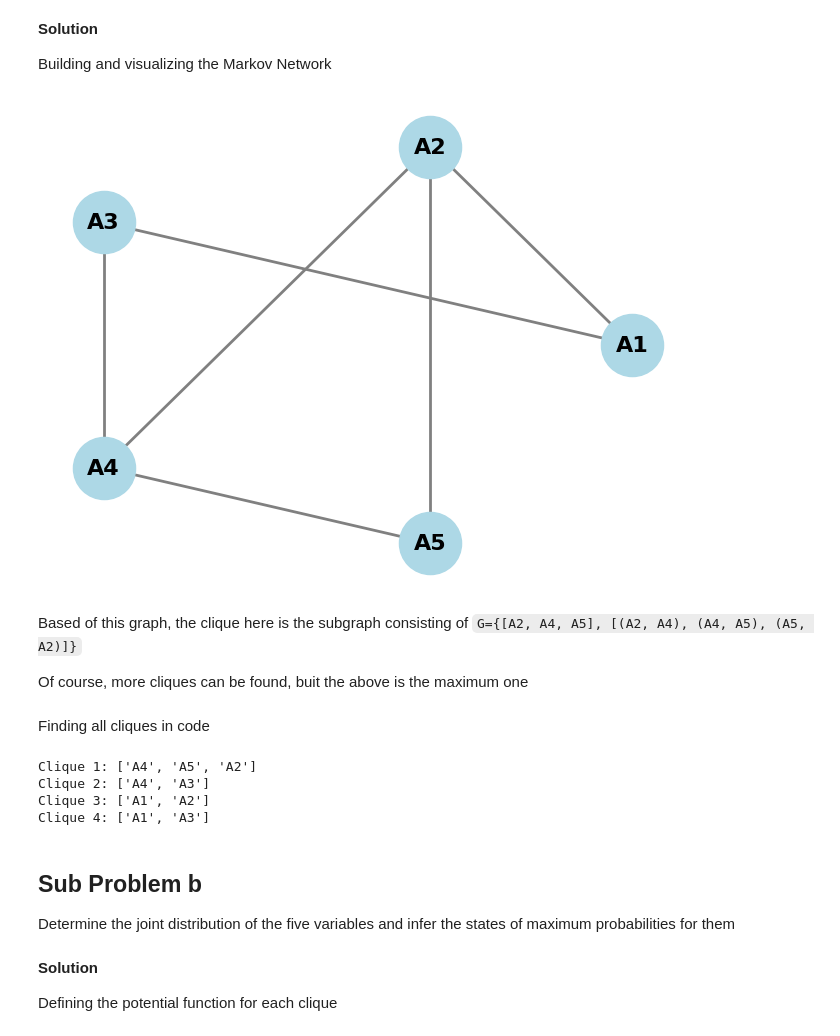
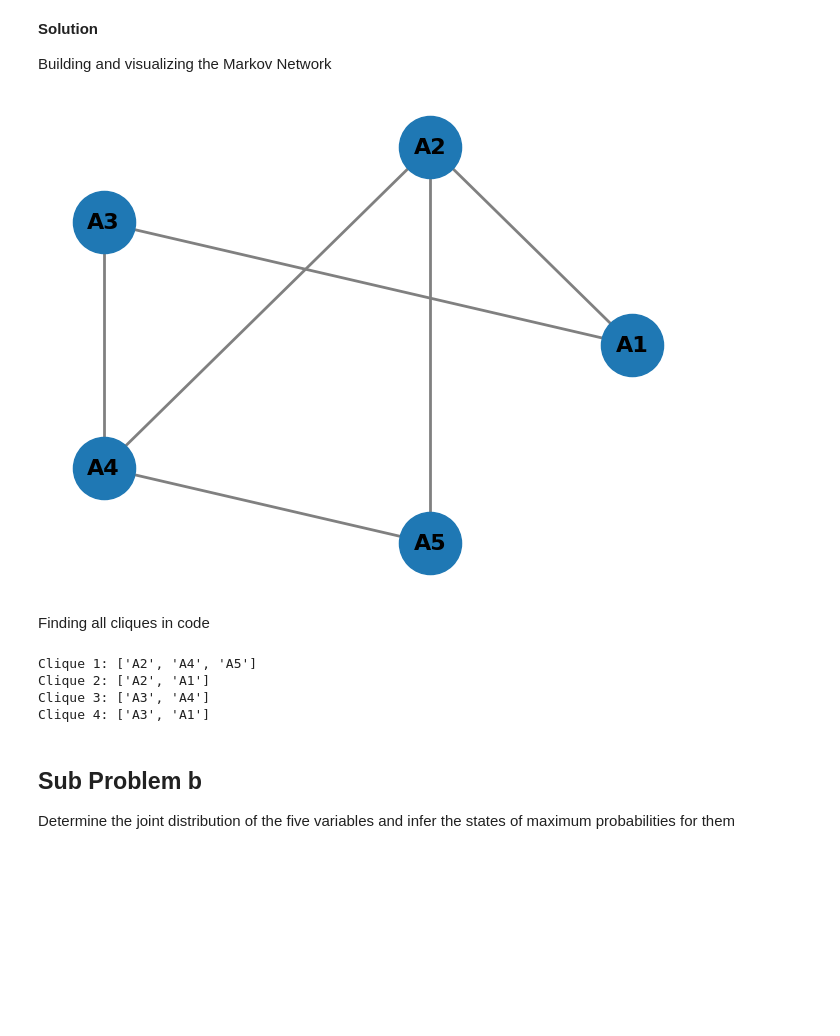
Before and after one commit to sky11fca/Bazon-Bogdan-PMP-2025, a Jupyter notebook: Lab04/Exercises.ipynb, the cells around one changed output. Saved outputs shown, nothing was run; the diff lists cells and outputs as text; code cells hidden in the pictures; blank space fills up the shorter version.

```diff
--- a/Lab04/Exercises.ipynb
+++ b/Lab04/Exercises.ipynb
@@ -27,29 +27,15 @@ using pgmpy, visualize the graph of the Markov Network. And determine the clique
 
 Building and visualizing the Markov Network
 # %%
-model = MarkovNetwork()
+model = MarkovNetwork([("A1", "A2"), ("A1", "A3"), ("A2", "A4"), ("A2", "A5"), ("A3", "A4"), ("A4", "A5")])
 
-model.add_nodes_from(['A1', 'A2', 'A3', 'A4', 'A5'])
-
-model.add_edges_from([
-    ('A1', 'A2'),
-    ('A1', 'A3'),
-    ('A2', 'A4'),
-    ('A2', 'A5'),
-    ('A3', 'A4'),
-    ('A4', 'A5')
-])
 
 pos = nx.circular_layout(model)
-nx.draw(model, pos, with_labels=True, node_color='lightblue',
+nx.draw(model, pos=pos, with_labels=True,
         node_size=2000, font_size=16, font_weight='bold',
-        edge_color='gray', width=2, arrowsize=20)
+        edge_color='gray', width=2)
 # %% [output]
-[figure, old version]
+[figure, new version]
-# %% [markdown]
-Based of this graph, the clique here is the subgraph consisting of `G={[A2, A4, A5], [(A2, A4), (A4, A5), (A5, A2)]}`
-
-Of course, more cliques can be found, buit the above is the maximum one
 # %% [markdown]
 Finding all cliques in code
 # %%
@@ -58,14 +44,10 @@ cliques = list(nx.find_cliques(model))
 for i, clique in enumerate(cliques, 1):
     print(f"Clique {i}: {clique}")
 # %% [output]
-Clique 1: ['A4', 'A5', 'A2']
-Clique 2: ['A4', 'A3']
-Clique 3: ['A1', 'A2']
-Clique 4: ['A1', 'A3']
+Clique 1: ['A2', 'A4', 'A5']
+Clique 2: ['A2', 'A1']
+Clique 3: ['A3', 'A4']
+Clique 4: ['A3', 'A1']
 # %% [markdown]
 ## Sub Problem b
 Determine the joint distribution of the five variables and infer the states of maximum probabilities for them
-# %% [markdown]
-**Solution**
-
-Defining the potential function for each clique
```
Also changed, not shown: parts of 10 cells of this notebook, 2 other files.
